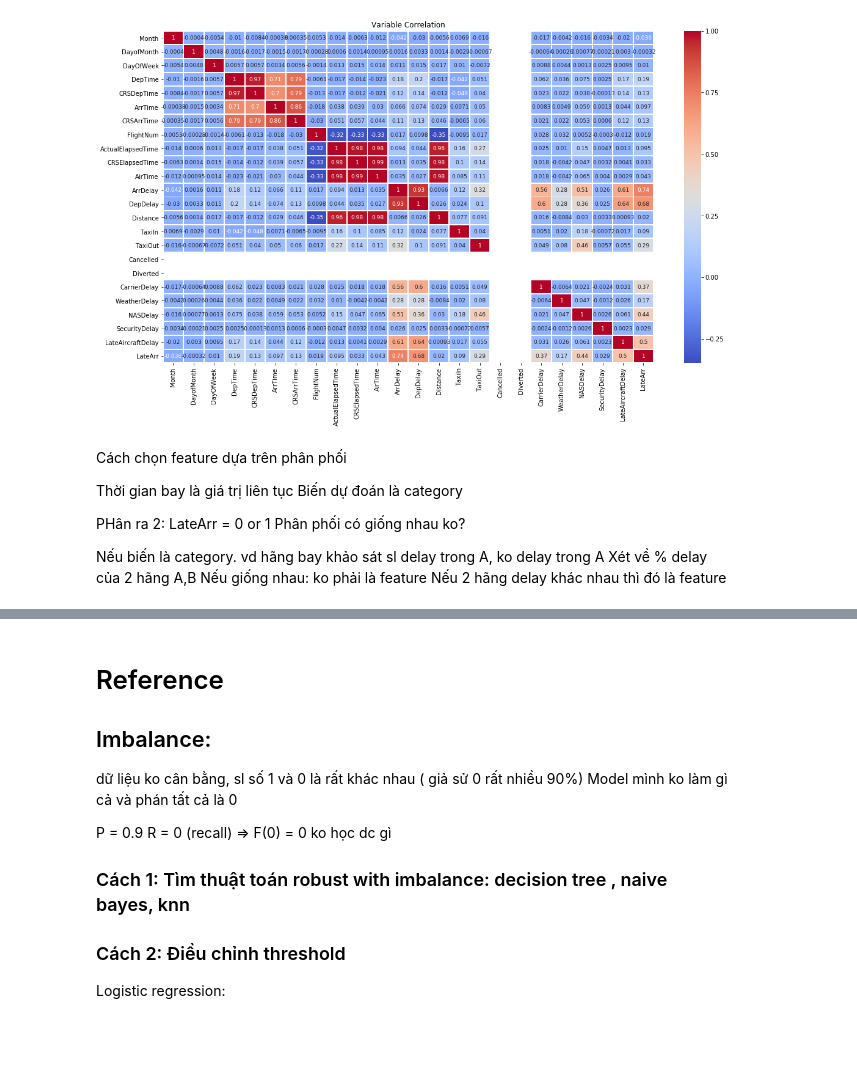
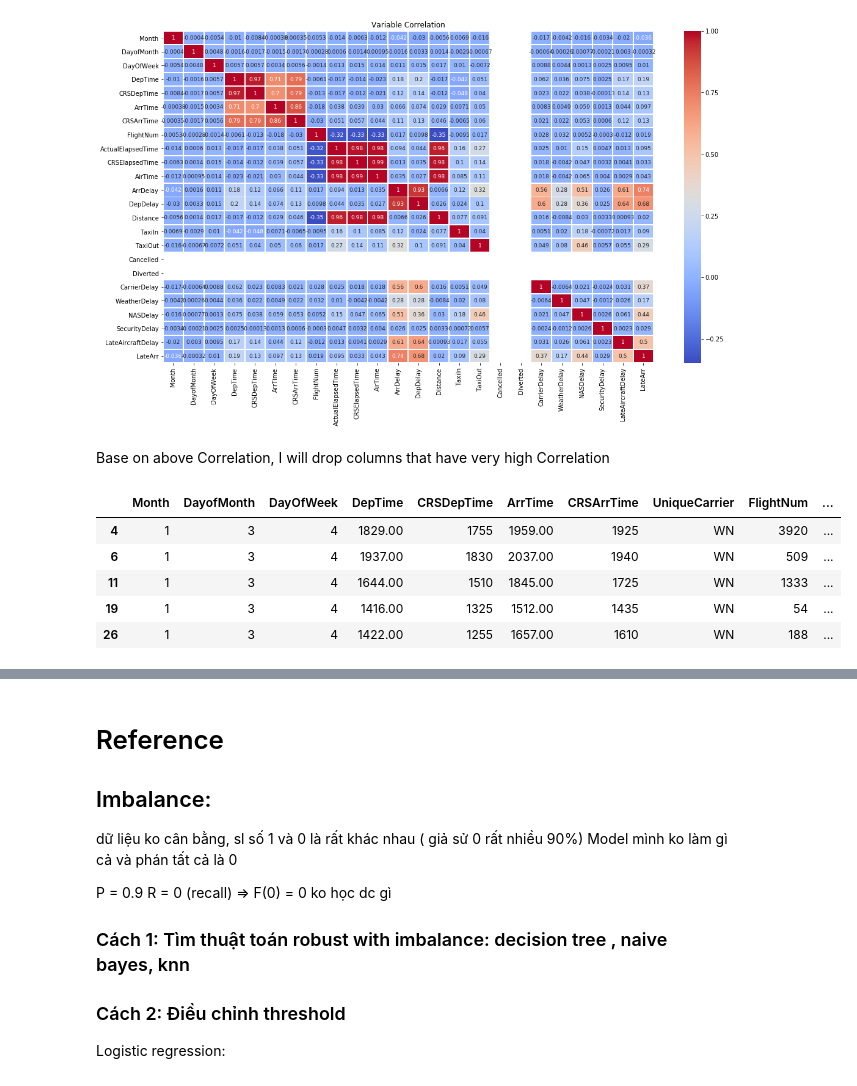
Before and after one commit to danghung-dev/cbd-assignment, a Jupyter notebook: assignment5_Airline_Arrival/assignment5.ipynb, the cells around one changed output, grey strips where cells are left out. Drawn from its saved outputs; the diff is of its cells as text; code cells hidden in the pictures; blank space fills up the shorter version.

```diff
--- a/assignment5_Airline_Arrival/assignment5.ipynb
+++ b/assignment5_Airline_Arrival/assignment5.ipynb
@@ -250,19 +250,16 @@ plt.title('Variable Correlation')
 # %% [output]
 Text(0.5, 1, 'Variable Correlation')
 [figure]
-# %% [markdown]
-Cách chọn feature dựa trên phân phối
-
-Thời gian bay là giá trị liên tục
-Biến dự đoán là category
-
-PHân ra 2: LateArr = 0 or 1
-Phân phối có giống nhau ko?
-
-
-
-Nếu biến là category. vd hãng bay
-khảo sát sl delay trong A, ko delay trong A
-Xét về % delay của 2 hãng A,B
-Nếu giống nhau: ko phải là feature
-Nếu 2 hãng delay khác nhau thì đó là feature
+# %% [markdown]
+Base on above Correlation, I will drop columns that have very high Correlation
+# %%
+dataLateArr = data[ data['LateArr']==1]
+dataNotLateArr = data[ data['LateArr']==0]
+dataLateArr.head()
+# %% [output]
+|  | Month | DayofMonth | DayOfWeek | DepTime | CRSDepTime | ArrTime | CRSArrTime | UniqueCarrier | FlightNum | ... |
+| 4 | 1 | 3 | 4 | 1829.00 | 1755 | 1959.00 | 1925 | WN | 3920 | ... |
+| 6 | 1 | 3 | 4 | 1937.00 | 1830 | 2037.00 | 1940 | WN | 509 | ... |
+| 11 | 1 | 3 | 4 | 1644.00 | 1510 | 1845.00 | 1725 | WN | 1333 | ... |
+| 19 | 1 | 3 | 4 | 1416.00 | 1325 | 1512.00 | 1435 | WN | 54 | ... |
+| 26 | 1 | 3 | 4 | 1422.00 | 1255 | 1657.00 | 1610 | WN | 188 | ... |
```
Also changed, not shown: parts of 12 cells of this notebook, 1 other file.
